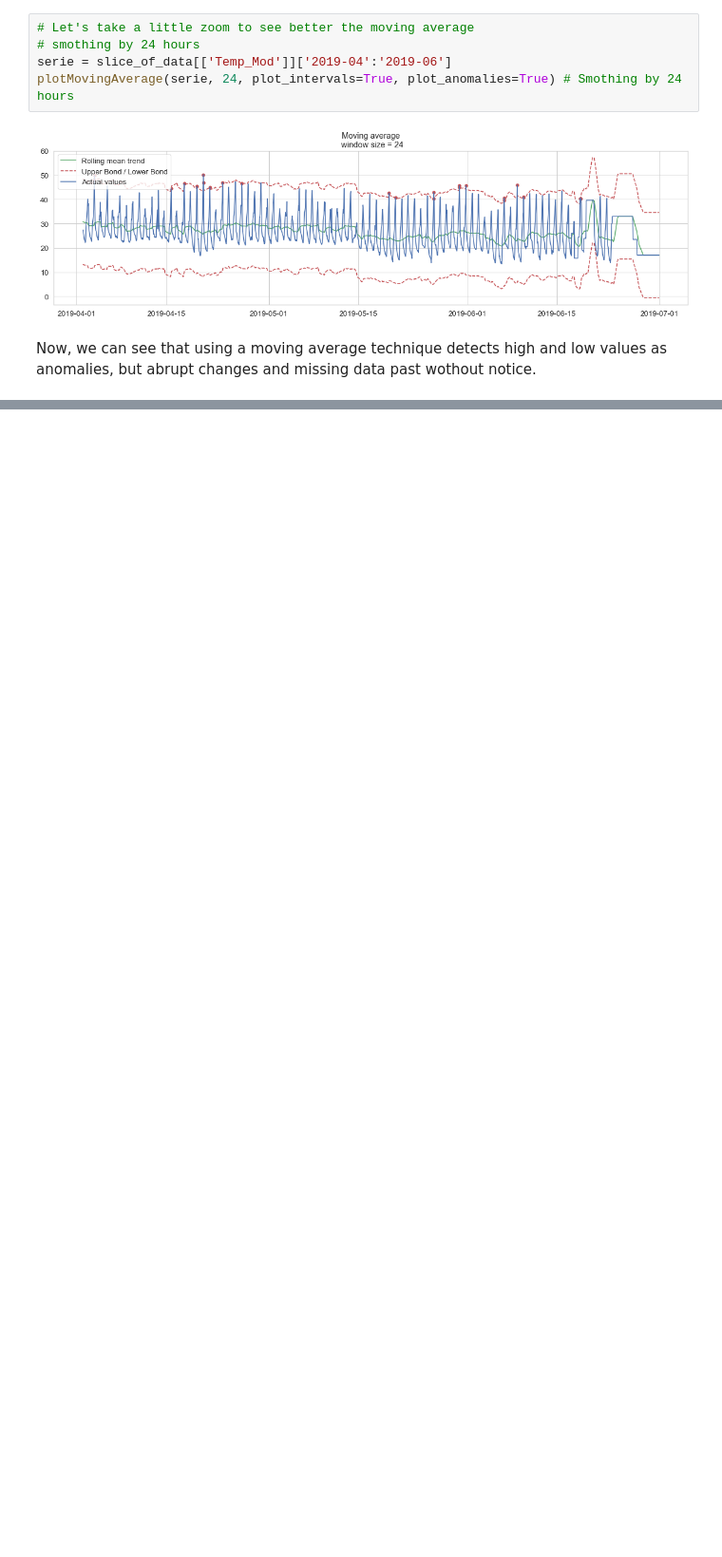
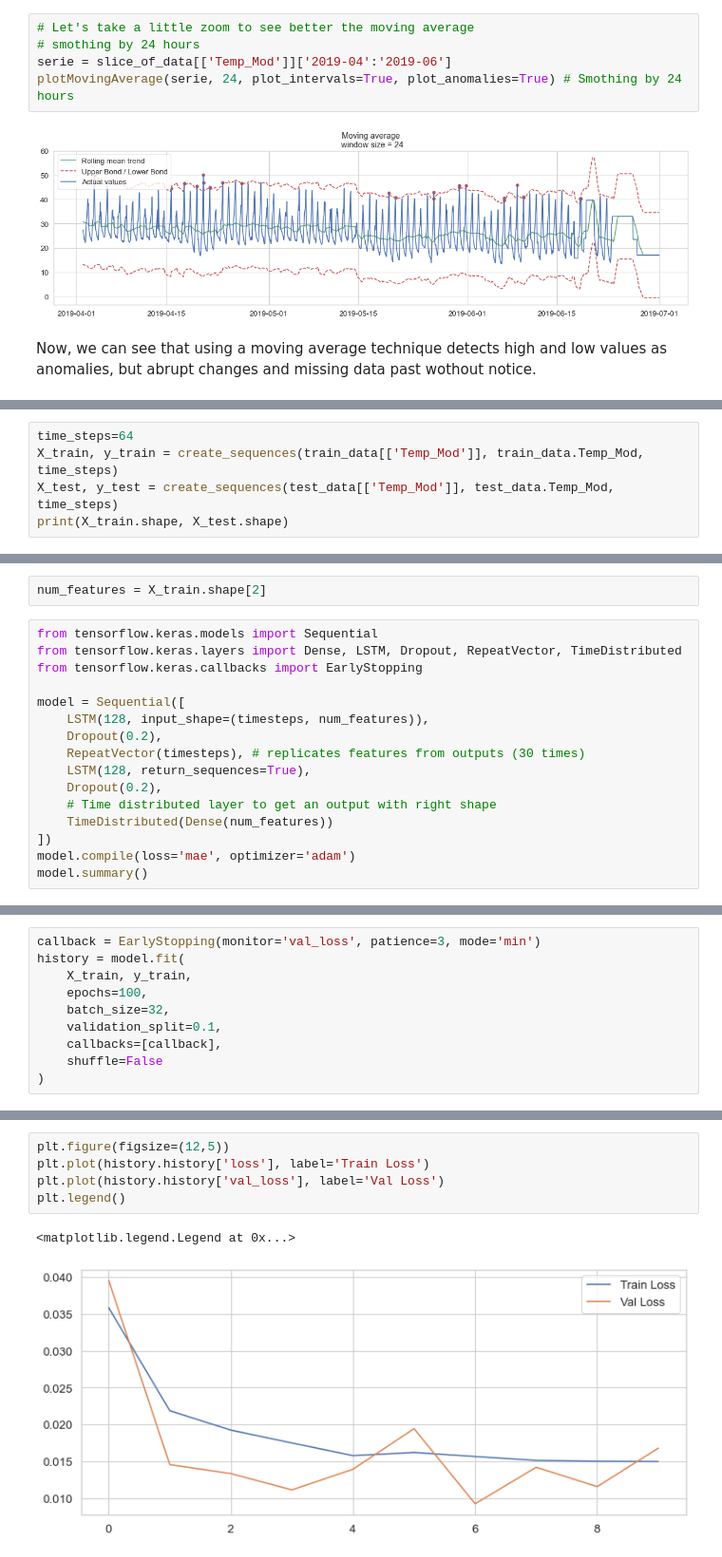
Before and after one commit to Charlie5DH/WSN, a Jupyter notebook: Notebooks/Anomalies.ipynb, the cells around one changed output, grey strips where cells are left out. Shown at 95% size. Cells and saved outputs as stored; diff of their text form; blank space fills up the shorter version.

Commit message:
Addind LSTM with Autoencoder

```diff
--- a/Notebooks/Anomalies.ipynb
+++ b/Notebooks/Anomalies.ipynb
@@ -446,0 +492,5 @@ Now, we can see that using a moving average technique detects high and low value
+# %%
+time_steps=64
+X_train, y_train = create_sequences(train_data[['Temp_Mod']], train_data.Temp_Mod, time_steps)
+X_test, y_test = create_sequences(test_data[['Temp_Mod']], test_data.Temp_Mod, time_steps)
+print(X_train.shape, X_test.shape)
@@ -446,0 +499,18 @@ Now, we can see that using a moving average technique detects high and low value
+# %%
+num_features = X_train.shape[2]
+# %%
+from tensorflow.keras.models import Sequential
+from tensorflow.keras.layers import Dense, LSTM, Dropout, RepeatVector, TimeDistributed
+from tensorflow.keras.callbacks import EarlyStopping
+
+model = Sequential([
+    LSTM(128, input_shape=(timesteps, num_features)),
+    Dropout(0.2),
+    RepeatVector(timesteps), # replicates features from outputs (30 times)
+    LSTM(128, return_sequences=True),
+    Dropout(0.2),
+    # Time distributed layer to get an output with right shape
+    TimeDistributed(Dense(num_features))
+])
+model.compile(loss='mae', optimizer='adam')
+model.summary()
@@ -446,0 +538,10 @@ Now, we can see that using a moving average technique detects high and low value
+# %%
+callback = EarlyStopping(monitor='val_loss', patience=3, mode='min')
+history = model.fit(
+    X_train, y_train,
+    epochs=100,
+    batch_size=32,
+    validation_split=0.1,
+    callbacks=[callback],
+    shuffle=False
+)
@@ -446,0 +566,8 @@ Now, we can see that using a moving average technique detects high and low value
+# %%
+plt.figure(figsize=(12,5))
+plt.plot(history.history['loss'], label='Train Loss')
+plt.plot(history.history['val_loss'], label='Val Loss')
+plt.legend()
+# %% [output]
+<matplotlib.legend.Legend at 0x...>
+[figure, added]
```
Also changed, not shown: parts of 21 cells of this notebook.
